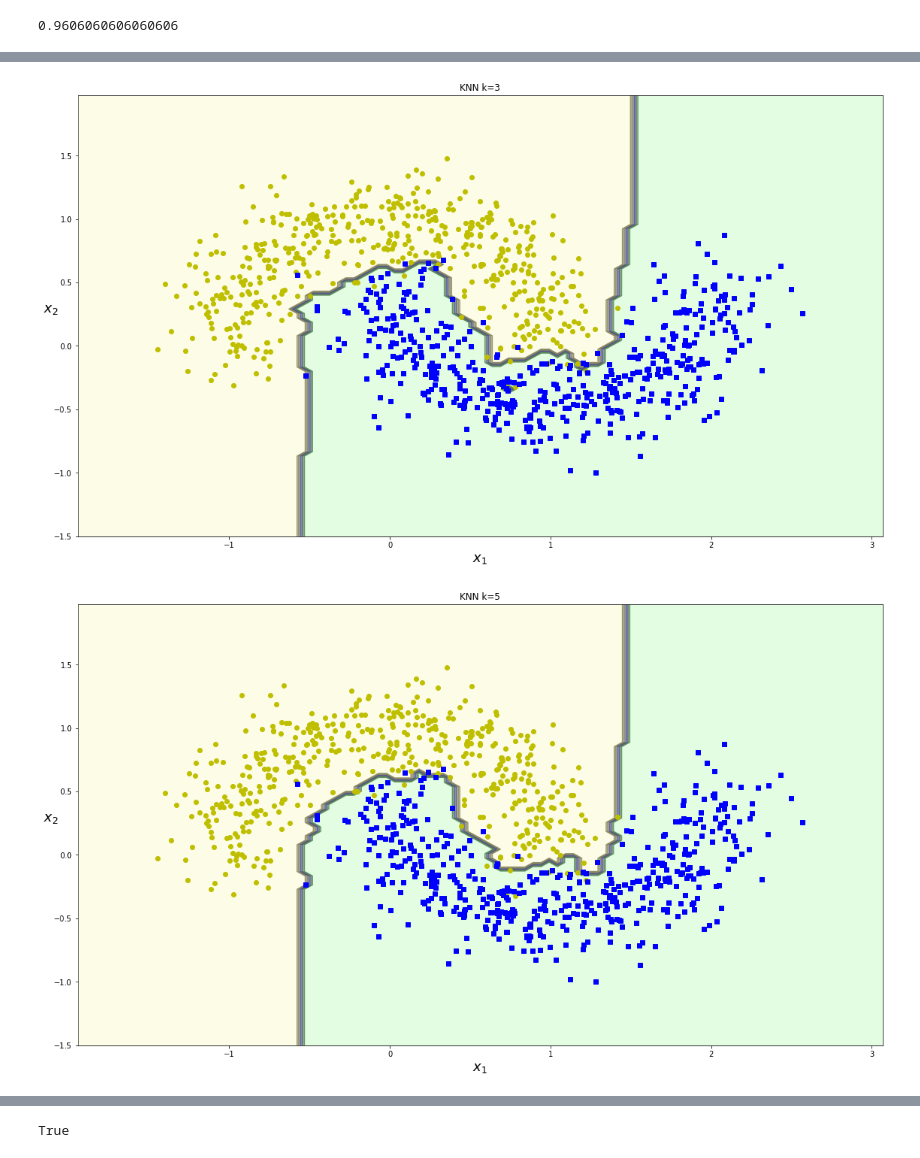
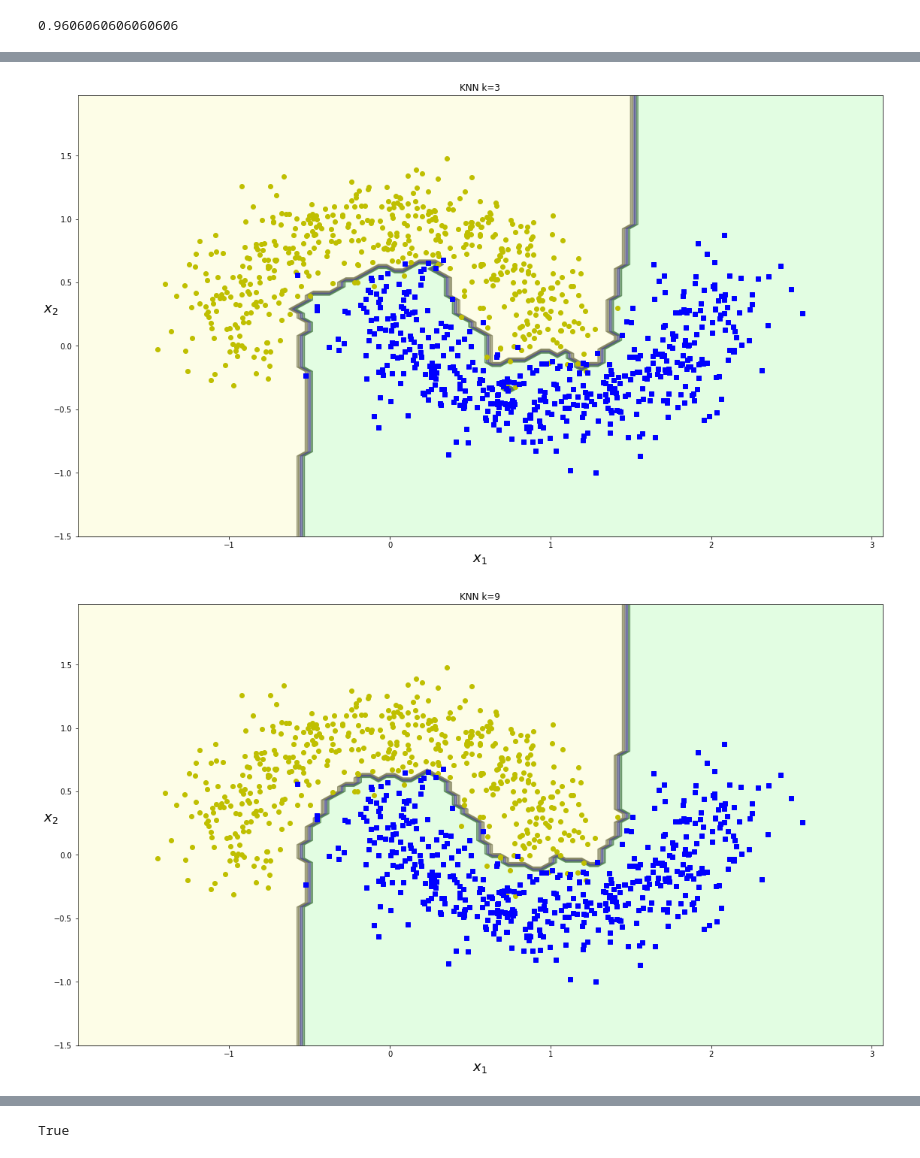
Before and after one commit to RomanSafronenkov/Algorithms, a Jupyter notebook: files/KNN.ipynb, the cells around one changed output, grey strips where cells are left out. Drawn from its saved outputs; the diff is of its cells as text; code cells hidden in the pictures.

```diff
--- a/files/KNN.ipynb
+++ b/files/KNN.ipynb
@@ -124,7 +124,7 @@ accuracy_score(y_test, knn.predict(x_test))
 # %% [output]
 0.9606060606060606
 # %%
-for k in [1, 3, 5, 7, 9]:
+for k in [1, 3, 9]:
     knn = KNNClassifier(k, p=1)
     knn.fit(x_train, y_train)
     plt.figure(figsize=(19.20, 10.80))
@@ -142,14 +140,14 @@ for k in [1, 3, 5, 7, 9]:
 # %%
-for k in [1, 3, 5, 7, 9]:
+for k in [1, 3, 9]:
     sknn = KNeighborsClassifier(n_neighbors=k, p=1)
     sknn.fit(x_train, y_train)
     plt.figure(figsize=(19.20, 10.80))
     plot_decision_boundary(sknn, X, y, axes = [X[:, 0].min() - 0.5, X[:, 0].max() + 0.5,\
                                                X[:, 1].min() - 0.5, X[:, 1].max() + 0.5])
     plt.title(f'KNN k={k}')
     plt.show()
     plt.pause(1)
 # %% [output]
 [figure]
 [figure]
-[figure, old version]
+[figure, new version]
```
Also changed, not shown: parts of 2 cells of this notebook, 1 other file.
